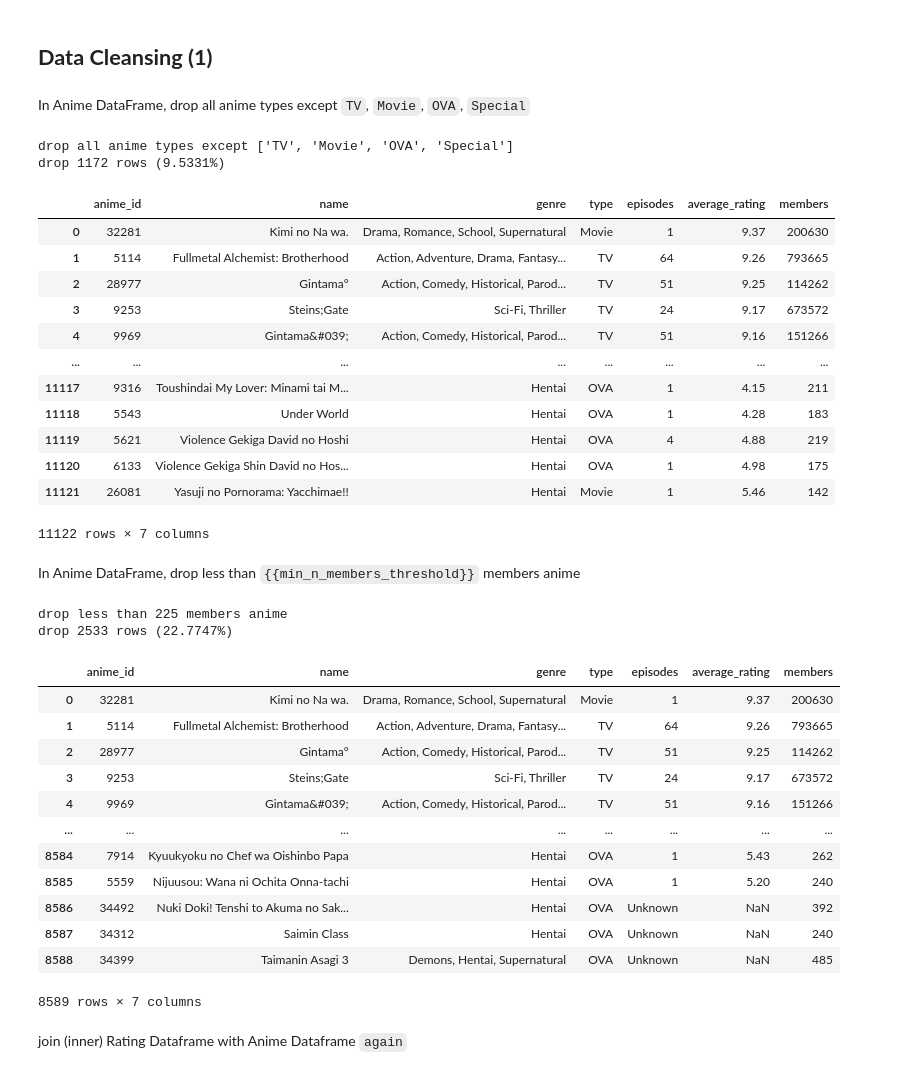
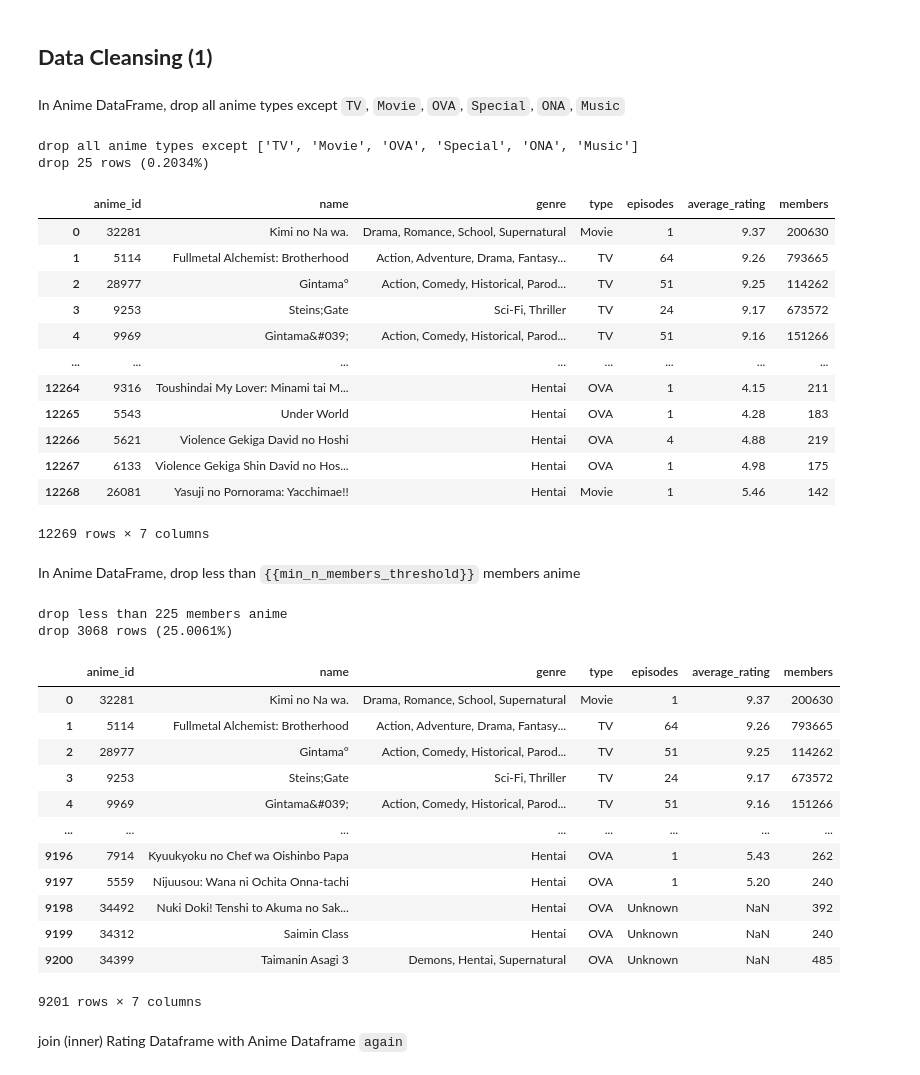
Before and after one commit to phukphoom/anime-recommander-system, a Jupyter notebook: AnimeRecommenderSystem/content-based filtering.ipynb, the cells around one changed output. Drawn from its saved outputs; the diff is of its cells as text; code cells hidden in the pictures.

```diff
--- a/AnimeRecommenderSystem/anime3.ipynb
+++ b/AnimeRecommenderSystem/content-based filtering.ipynb
@@ -199,39 +199,39 @@ count_rated_by_user_df.describe().apply(lambda s: s.apply('{0:.1f}'.format))
 # %% [markdown]
 ## **Data Cleansing (1)**
 # %% [markdown]
-In Anime DataFrame, drop all anime types except `TV`, `Movie`, `OVA`, `Special`
+In Anime DataFrame, drop all anime types except `TV`, `Movie`, `OVA`, `Special`, `ONA`, `Music`
 # %%
-type_except_list = ["TV", 'Movie', "OVA", "Special"] # FIXME : TUNING ME!!!
+type_except_list = ["TV", 'Movie', "OVA", "Special", "ONA", "Music"] # FIXME : TUNING ME!!!
 
 print(f"{PRINT_COLOR_CODE.FAIL}drop all anime types except {PRINT_COLOR_CODE.GREEN}{type_except_list}{PRINT_COLOR_CODE.ENDC}")
 
 new_anime_df = anime_df[anime_df['type'].isin(type_except_list)]
 
 drop_count = len(anime_df)-len(new_anime_df)
 drop_percentage = (drop_count/len(anime_df))*100
 
 print(f"{PRINT_COLOR_CODE.FAIL}drop {PRINT_COLOR_CODE.WARNING}{drop_count}{PRINT_COLOR_CODE.ENDC} {PRINT_COLOR_CODE.FAIL}rows{PRINT_COLOR_CODE.ENDC} ({drop_percentage:.4f}%)")
 
 anime_df = new_anime_df
 
 anime_df.reset_index(drop=True, inplace=True)
 anime_df
 # %% [output]
-drop all anime types except ['TV', 'Movie', 'OVA', 'Special']
-drop 1172 rows (9.5331%)
+drop all anime types except ['TV', 'Movie', 'OVA', 'Special', 'ONA', 'Music']
+drop 25 rows (0.2034%)
 |  | anime_id | name | genre | type | episodes | average_rating | members |
 | 0 | 32281 | Kimi no Na wa. | Drama, Romance, School, Supernatural | Movie | 1 | 9.37 | 200630 |
 | 1 | 5114 | Fullmetal Alchemist: Brotherhood | Action, Adventure, Drama, Fantasy... | TV | 64 | 9.26 | 793665 |
 | 2 | 28977 | Gintama° | Action, Comedy, Historical, Parod... | TV | 51 | 9.25 | 114262 |
 | 3 | 9253 | Steins;Gate | Sci-Fi, Thriller | TV | 24 | 9.17 | 673572 |
 | 4 | 9969 | Gintama&#039; | Action, Comedy, Historical, Parod... | TV | 51 | 9.16 | 151266 |
 | ... | ... | ... | ... | ... | ... | ... | ... |
-| 11117 | 9316 | Toushindai My Lover: Minami tai M... | Hentai | OVA | 1 | 4.15 | 211 |
-| 11118 | 5543 | Under World | Hentai | OVA | 1 | 4.28 | 183 |
-| 11119 | 5621 | Violence Gekiga David no Hoshi | Hentai | OVA | 4 | 4.88 | 219 |
-| 11120 | 6133 | Violence Gekiga Shin David no Hos... | Hentai | OVA | 1 | 4.98 | 175 |
-| 11121 | 26081 | Yasuji no Pornorama: Yacchimae!! | Hentai | Movie | 1 | 5.46 | 142 |
+| 12264 | 9316 | Toushindai My Lover: Minami tai M... | Hentai | OVA | 1 | 4.15 | 211 |
+| 12265 | 5543 | Under World | Hentai | OVA | 1 | 4.28 | 183 |
+| 12266 | 5621 | Violence Gekiga David no Hoshi | Hentai | OVA | 4 | 4.88 | 219 |
+| 12267 | 6133 | Violence Gekiga Shin David no Hos... | Hentai | OVA | 1 | 4.98 | 175 |
+| 12268 | 26081 | Yasuji no Pornorama: Yacchimae!! | Hentai | Movie | 1 | 5.46 | 142 |
-11122 rows × 7 columns
+12269 rows × 7 columns
 # %% [markdown]
 In Anime DataFrame, drop less than `{{min_n_members_threshold}}` members anime
 # %%
@@ -252,7 +252,7 @@ anime_df.reset_index(drop=True, inplace=True)
 anime_df
 # %% [output]
 drop less than 225 members anime
-drop 2533 rows (22.7747%)
+drop 3068 rows (25.0061%)
 |  | anime_id | name | genre | type | episodes | average_rating | members |
 | 0 | 32281 | Kimi no Na wa. | Drama, Romance, School, Supernatural | Movie | 1 | 9.37 | 200630 |
 | 1 | 5114 | Fullmetal Alchemist: Brotherhood | Action, Adventure, Drama, Fantasy... | TV | 64 | 9.26 | 793665 |
@@ -260,12 +260,12 @@ drop 2533 rows (22.7747%)
 | 3 | 9253 | Steins;Gate | Sci-Fi, Thriller | TV | 24 | 9.17 | 673572 |
 | 4 | 9969 | Gintama&#039; | Action, Comedy, Historical, Parod... | TV | 51 | 9.16 | 151266 |
 | ... | ... | ... | ... | ... | ... | ... | ... |
-| 8584 | 7914 | Kyuukyoku no Chef wa Oishinbo Papa | Hentai | OVA | 1 | 5.43 | 262 |
-| 8585 | 5559 | Nijuusou: Wana ni Ochita Onna-tachi | Hentai | OVA | 1 | 5.20 | 240 |
-| 8586 | 34492 | Nuki Doki! Tenshi to Akuma no Sak... | Hentai | OVA | Unknown | NaN | 392 |
-| 8587 | 34312 | Saimin Class | Hentai | OVA | Unknown | NaN | 240 |
-| 8588 | 34399 | Taimanin Asagi 3 | Demons, Hentai, Supernatural | OVA | Unknown | NaN | 485 |
+| 9196 | 7914 | Kyuukyoku no Chef wa Oishinbo Papa | Hentai | OVA | 1 | 5.43 | 262 |
+| 9197 | 5559 | Nijuusou: Wana ni Ochita Onna-tachi | Hentai | OVA | 1 | 5.20 | 240 |
+| 9198 | 34492 | Nuki Doki! Tenshi to Akuma no Sak... | Hentai | OVA | Unknown | NaN | 392 |
+| 9199 | 34312 | Saimin Class | Hentai | OVA | Unknown | NaN | 240 |
+| 9200 | 34399 | Taimanin Asagi 3 | Demons, Hentai, Supernatural | OVA | Unknown | NaN | 485 |
-8589 rows × 7 columns
+9201 rows × 7 columns
 # %% [markdown]
 join (inner) Rating Dataframe with Anime Dataframe `again`
 # %%
```
Also changed, not shown: parts of 15 cells of this notebook.
